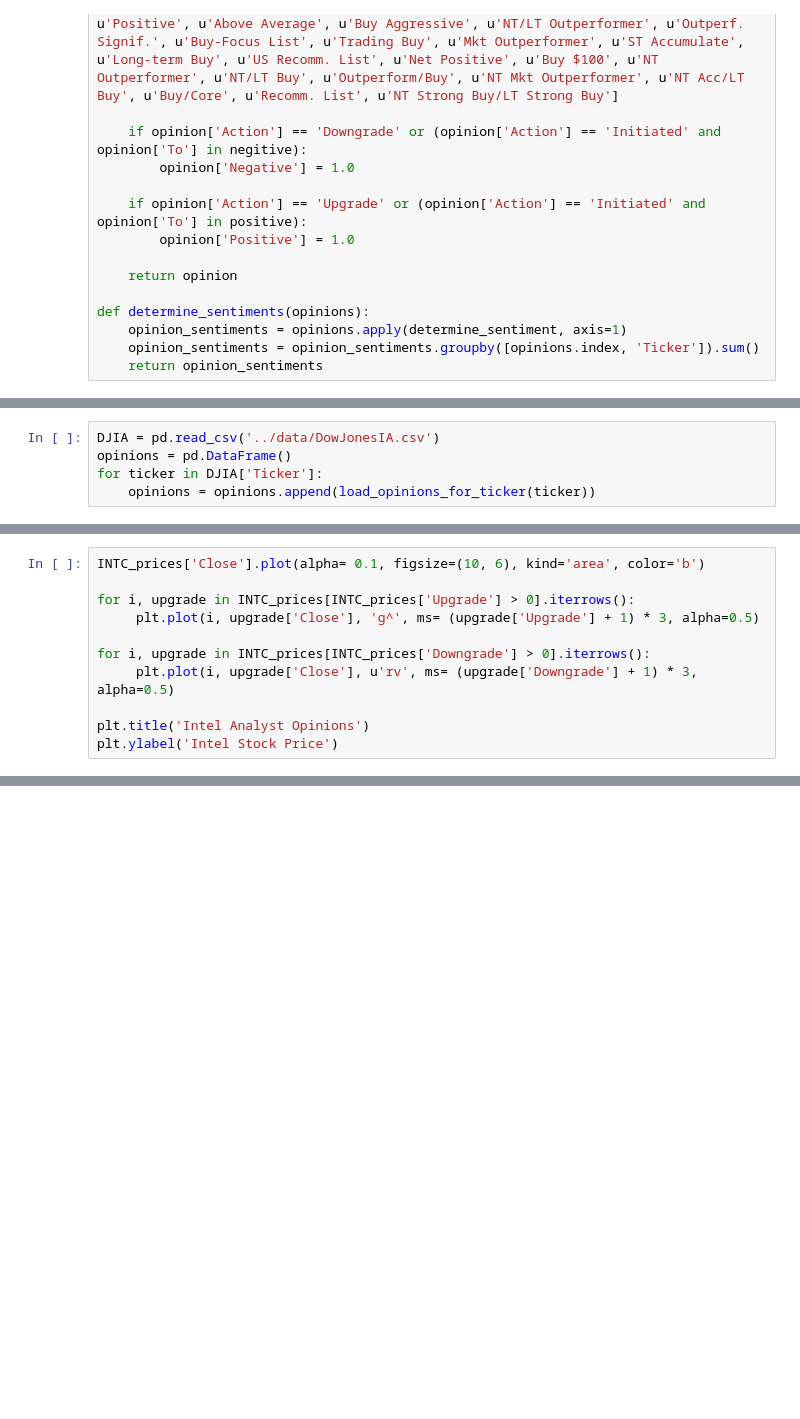
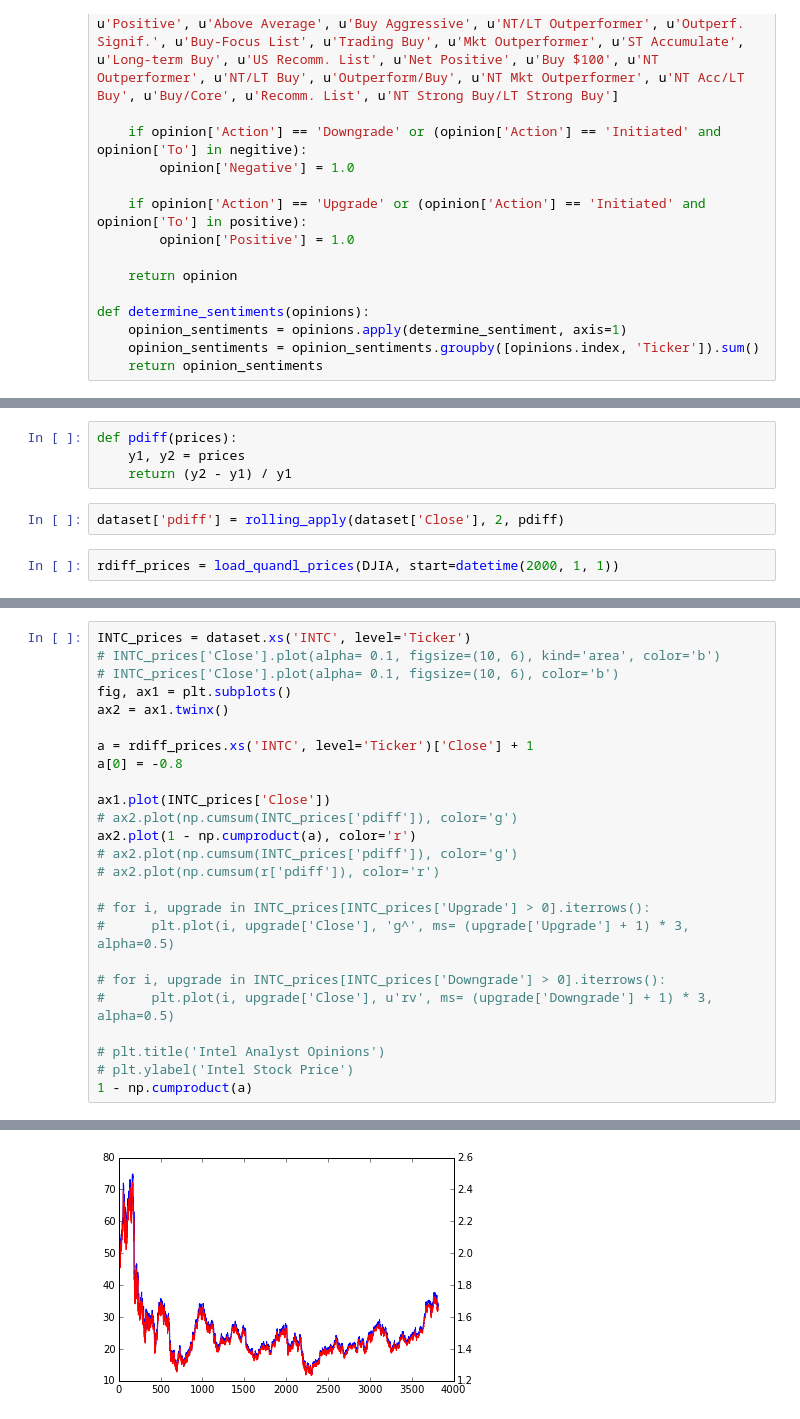
Before and after one commit to MarkDunne/final-year-project, a Jupyter notebook: work/Yahoo Analysts.ipynb, the cells around one changed output, grey strips where cells are left out. Saved outputs shown, nothing was run; the diff lists cells and outputs as text; blank space fills up the shorter version.

Commit message:
yahoo opinions

```diff
--- a/work/Yahoo Analysts.ipynb
+++ b/work/Yahoo Analysts.ipynb
@@ -93,5 +92,0 @@ dataset
-# %%
-DJIA = pd.read_csv('../data/DowJonesIA.csv')
-opinions = pd.DataFrame()
-for ticker in DJIA['Ticker']:
-    opinions = opinions.append(load_opinions_for_ticker(ticker))
@@ -123,0 +93,8 @@ INTC_prices = INTC_prices.join(INTC_opinions)
+# %%
+def pdiff(prices):
+    y1, y2 = prices
+    return (y2 - y1) / y1
+# %%
+dataset['pdiff'] = rolling_apply(dataset['Close'], 2, pdiff)
+# %%
+rdiff_prices = load_quandl_prices(DJIA, start=datetime(2000, 1, 1))
@@ -124,11 +119,26 @@ INTC_prices = INTC_prices.join(INTC_opinions)
 # %%
-INTC_prices['Close'].plot(alpha= 0.1, figsize=(10, 6), kind='area', color='b')
+INTC_prices = dataset.xs('INTC', level='Ticker')
+# INTC_prices['Close'].plot(alpha= 0.1, figsize=(10, 6), kind='area', color='b')
+# INTC_prices['Close'].plot(alpha= 0.1, figsize=(10, 6), color='b')
+fig, ax1 = plt.subplots()
+ax2 = ax1.twinx()
 
-for i, upgrade in INTC_prices[INTC_prices['Upgrade'] > 0].iterrows():
-     plt.plot(i, upgrade['Close'], 'g^', ms= (upgrade['Upgrade'] + 1) * 3, alpha=0.5)
+a = rdiff_prices.xs('INTC', level='Ticker')['Close'] + 1
+a[0] = -0.8
 
-for i, upgrade in INTC_prices[INTC_prices['Downgrade'] > 0].iterrows():
-     plt.plot(i, upgrade['Close'], u'rv', ms= (upgrade['Downgrade'] + 1) * 3, alpha=0.5)
+ax1.plot(INTC_prices['Close'])
+# ax2.plot(np.cumsum(INTC_prices['pdiff']), color='g')
+ax2.plot(1 - np.cumproduct(a), color='r')
+# ax2.plot(np.cumsum(INTC_prices['pdiff']), color='g')
+# ax2.plot(np.cumsum(r['pdiff']), color='r')
 
-plt.title('Intel Analyst Opinions')
-plt.ylabel('Intel Stock Price')
+# for i, upgrade in INTC_prices[INTC_prices['Upgrade'] > 0].iterrows():
+#      plt.plot(i, upgrade['Close'], 'g^', ms= (upgrade['Upgrade'] + 1) * 3, alpha=0.5)
+
+# for i, upgrade in INTC_prices[INTC_prices['Downgrade'] > 0].iterrows():
+#      plt.plot(i, upgrade['Close'], u'rv', ms= (upgrade['Downgrade'] + 1) * 3, alpha=0.5)
+
+# plt.title('Intel Analyst Opinions')
+# plt.ylabel('Intel Stock Price')
+1 - np.cumproduct(a)
+# %% [output]
@@ -134,0 +162 @@ plt.ylabel('Intel Stock Price')
+[figure, added]
```
Also changed, not shown: parts of 12 cells of this notebook, 1 other file.
